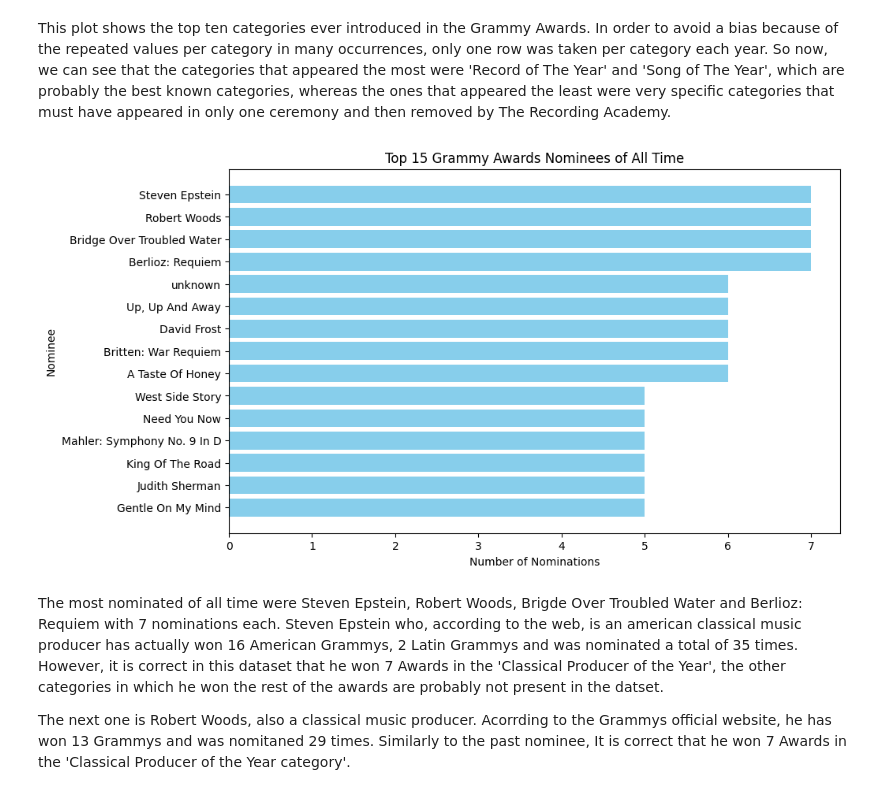
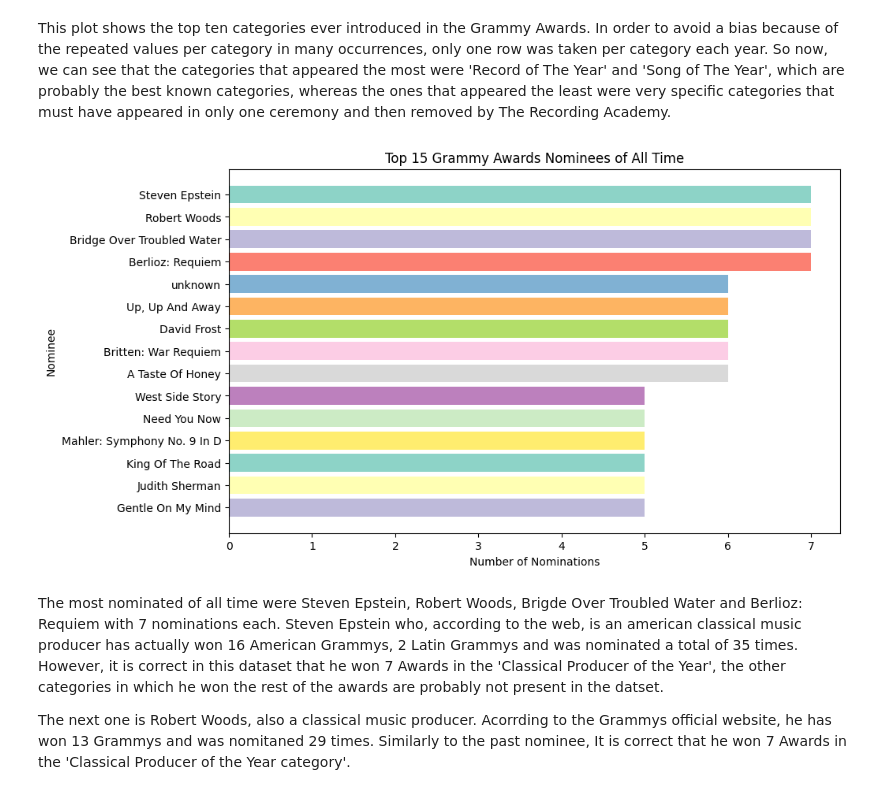
Before and after one commit to YOANGELICA/airflow_data_engineer_challenge, a Jupyter notebook: exploratory_data_analysis/grammys_eda.ipynb, the cells around one changed output. Saved outputs shown, nothing was run; the diff lists cells and outputs as text; code cells hidden in the pictures.

```diff
--- a/exploratory_data_analysis/grammys_eda.ipynb
+++ b/exploratory_data_analysis/grammys_eda.ipynb
@@ -7,7 +7,7 @@ import seaborn as sns
 import warnings
 warnings.filterwarnings('ignore')
 # %%
-with open('../db_config.json') as config_json:
+with open('../secrets/db_config.json') as config_json:
     config = json.load(config_json)
 
 conx = mysql.connector.connect(**config)
@@ -175,20 +176,20 @@ This plot shows the top ten categories ever introduced in the Grammy Awards. In
 # %%
 nom_count = grammys_df.groupby('nominee').size().reset_index(name='nominations')
 nom_count = nom_count.sort_values(by=['nominations', 'nominee'], ascending=False)
 top_nominees = nom_count.head(15)
 top_nominees
 
-
+colormap = plt.colormaps.get_cmap('Set3')
 plt.figure(figsize=(10, 6))
-plt.barh(top_nominees['nominee'], top_nominees['nominations'], color='skyblue')
+plt.barh(top_nominees['nominee'], top_nominees['nominations'], color=colormap.colors)
 plt.xlabel('Number of Nominations')
 plt.ylabel('Nominee')
 plt.title('Top 15 Grammy Awards Nominees of All Time')
 plt.gca().invert_yaxis()
 
 plt.show()
 # %% [output]
-[figure, old version]
+[figure, new version]
 # %% [markdown]
 The most nominated of all time were Steven Epstein, Robert Woods, Brigde Over Troubled Water and Berlioz: Requiem with 7 nominations each. Steven Epstein who, according to the web, is an american classical music producer has actually won 16 American Grammys, 2 Latin Grammys and was nominated a total of 35 times. However, it is correct in this dataset that he won 7 Awards in the 'Classical Producer of the Year', the other categories in which he won the rest of the awards are probably not present in the datset.
 
```
Also changed, not shown: parts of 10 cells of this notebook, 5 other files.
